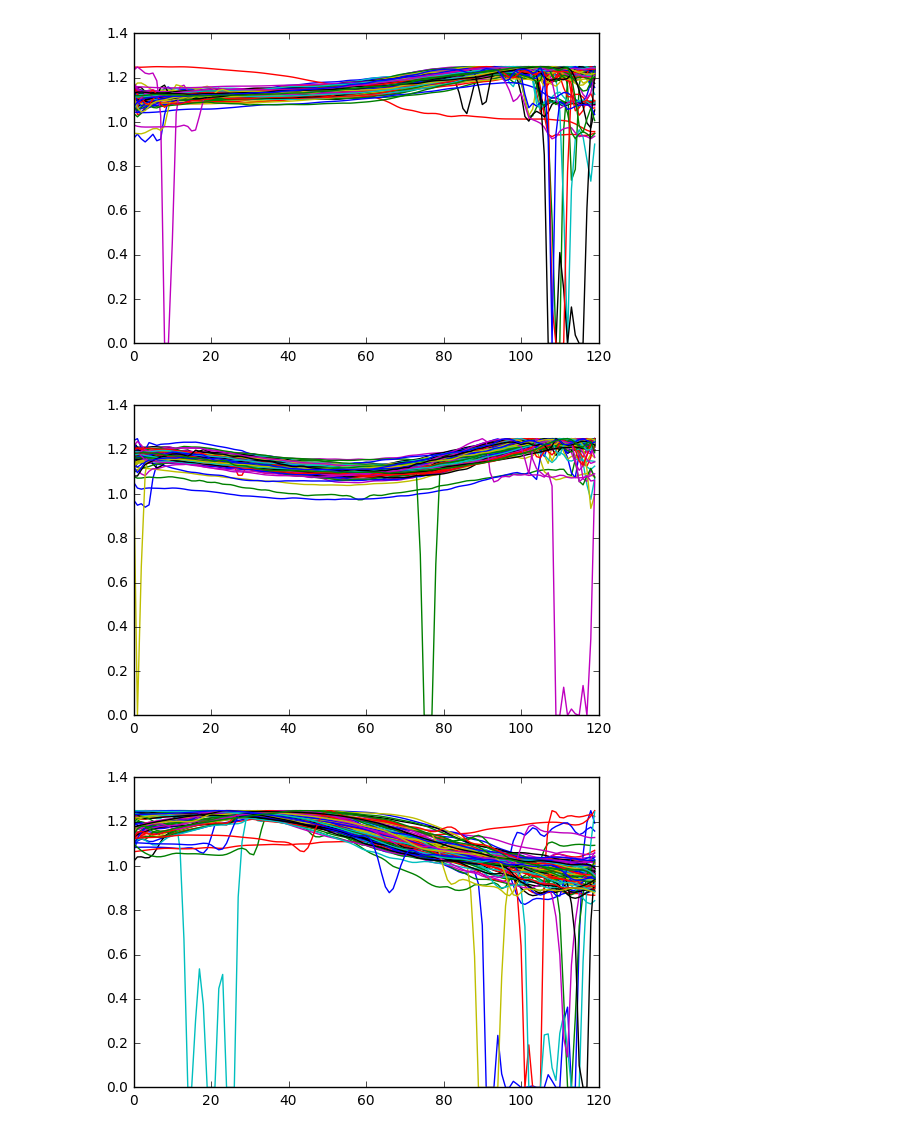
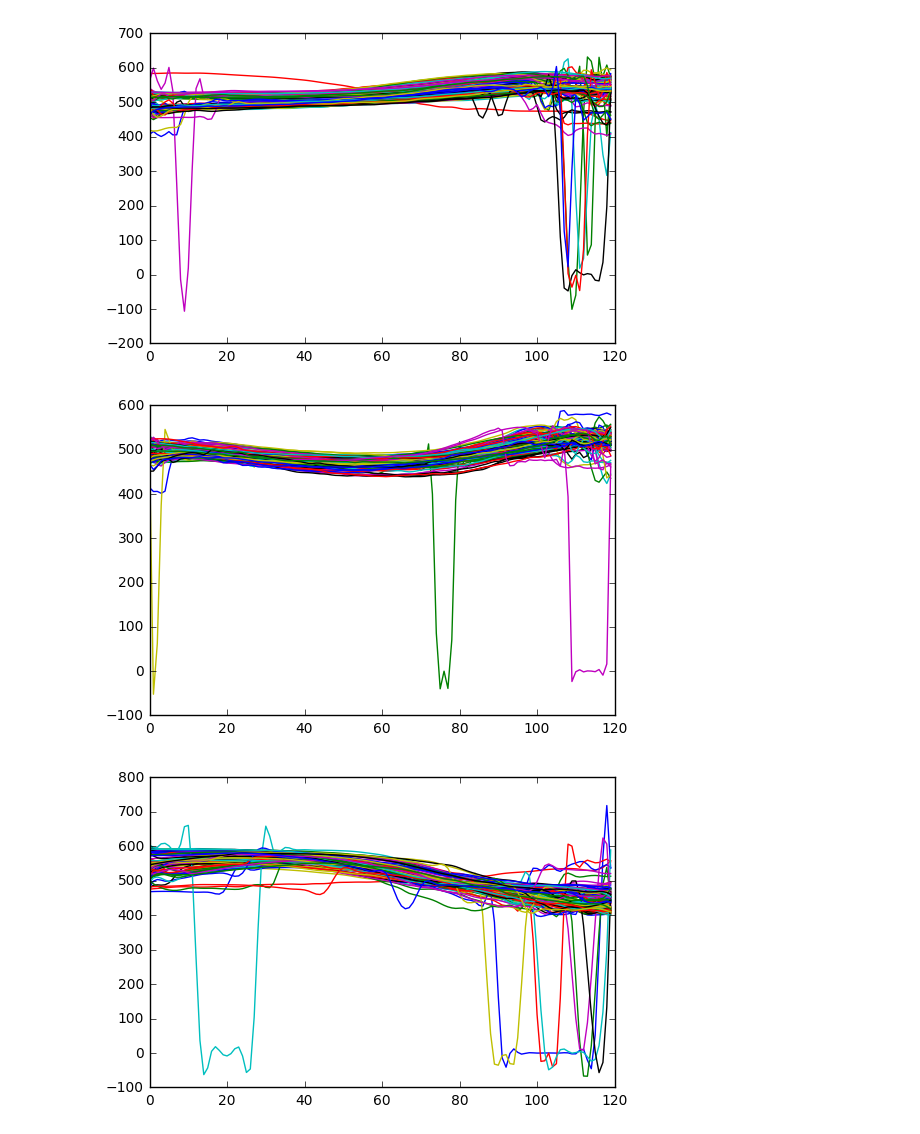
Before and after one commit to BreakVoid/DL_Project, a Jupyter notebook: overlap-plot.ipynb, the cells around one changed output. Drawn from its saved outputs; the diff is of its cells as text; code cells hidden in the pictures.

```diff
--- a/overlap-plot.ipynb
+++ b/overlap-plot.ipynb
@@ -5,9 +5,8 @@ import matplotlib.pyplot as plt
 Engy, F0, Y = data_utils.LoadData('train')
 Engy, F0 = data_utils.IgnoreLowEnergyFrequence(Engy, F0)
 Engy, F0 = data_utils.TrimData(Engy, F0)
+Engy, F0 = data_utils.LogData(Engy, F0)
 Engy, F0 = data_utils.NormalizeDataLengthWithInterpolation(Engy, F0, result_len=120)
-Engy, F0 = data_utils.LogData(Engy, F0)
-Engy, F0 = data_utils.CenterlizeData(Engy, F0)
 data_utils.SaveData(Engy, F0, Y, 'train')
 
 x = [i for i in xrange(120)]
@@ -39,6 +38,6 @@ plt.show()
-[figure, old version]
+[figure, new version]
-[figure, old version]
+[figure, new version]
-[figure, old version]
+[figure, new version]
 # %%
 Engy, F0, Y = data_utils.LoadData('val')
 Engy, F0 = data_utils.IgnoreLowEnergyFrequence(Engy, F0)
```
Also changed, not shown: parts of 3 cells of this notebook, 19 other files.
